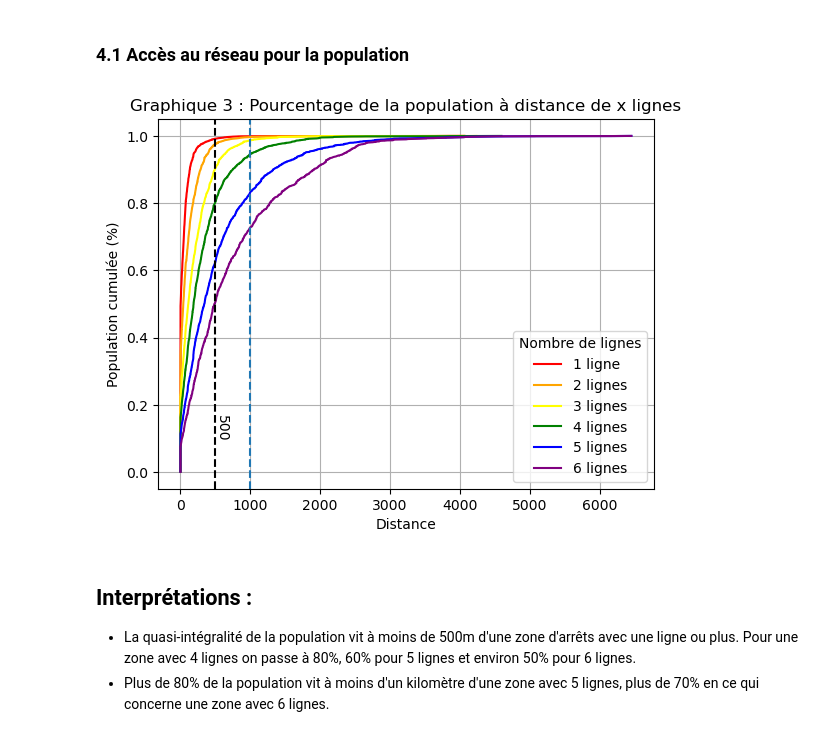
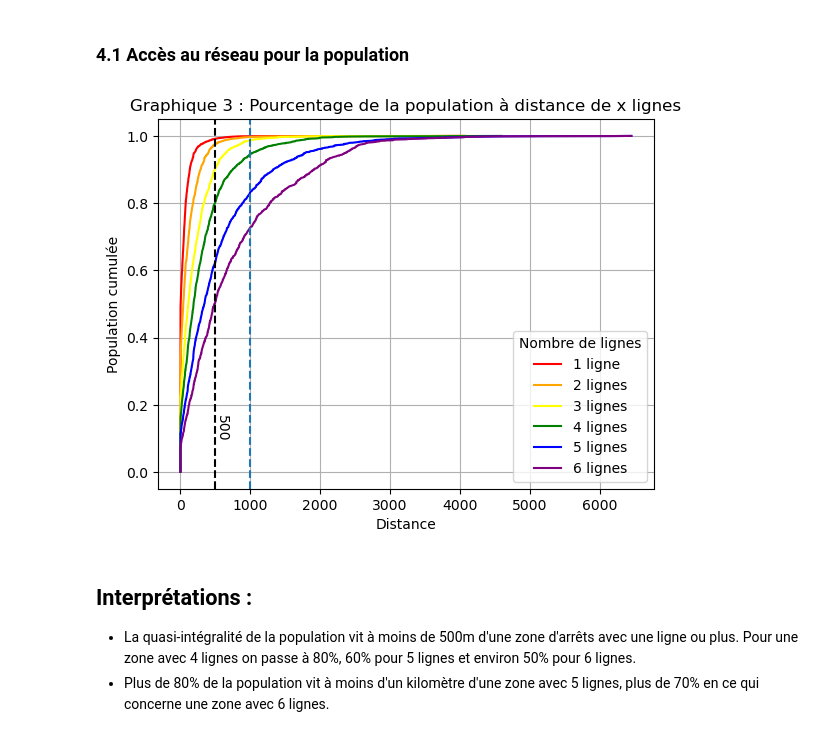
Before and after one commit to Florian-Guibelin/Marseille_transport_analysis, a Jupyter notebook: notebooks/02_analysis.ipynb, the cells around one changed output. Drawn from its saved outputs; the diff is of its cells as text; code cells hidden in the pictures.

```diff
--- a/notebooks/02_analysis.ipynb
+++ b/notebooks/02_analysis.ipynb
@@ -513,35 +513,35 @@ for i,j in zip(range(1,7), couleurs) :
         k = ""
     else :
         k = "s"
 
     # Trier par distance
     df = gdf_carreaux.sort_values(f"dist_min_{i}_ligne{k}")
 
     # Population cumulée
     df["pop_cum"] = df["ind"].cumsum()
 
     # Pourcentage de la population cumulée
     df["pop_pct"] = df["pop_cum"] / df["ind"].sum()
 
     plt.plot(df[f"dist_min_{i}_ligne{k}"], df["pop_pct"], color = j, label = f"{i} ligne{k}")
 
 plt.xlabel("Distance")
-plt.ylabel("Population cumulée (%)")
+plt.ylabel("Population cumulée")
 plt.title("Graphique 3 : Pourcentage de la population à distance de x lignes")
 
 # Ligne verticale à 500m
 plt.axvline(500, color = "black", linestyle = "--")
 plt.text(500,0.1,"500",rotation=270)
 
 # Ligne verticale à 1km
 plt.axvline(1000, linestyle = "--")
 
 plt.legend(title = "Nombre de lignes")
 plt.grid()
 
 plt.show()
 # %% [output]
-[figure, old version]
+[figure, new version]
 # %% [markdown]
 Interprétations :
 ---
```
Also changed, not shown: parts of 2 cells of this notebook, 13 other files.
